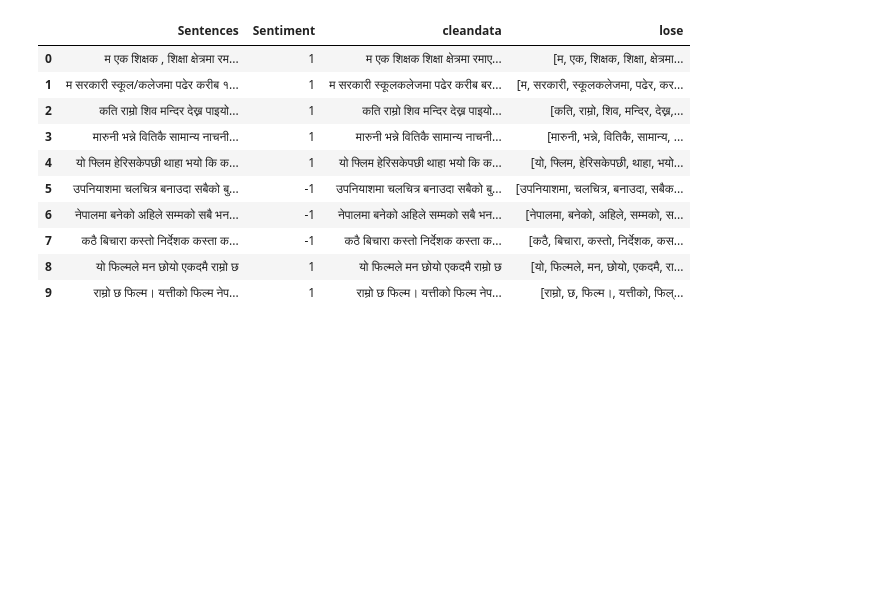
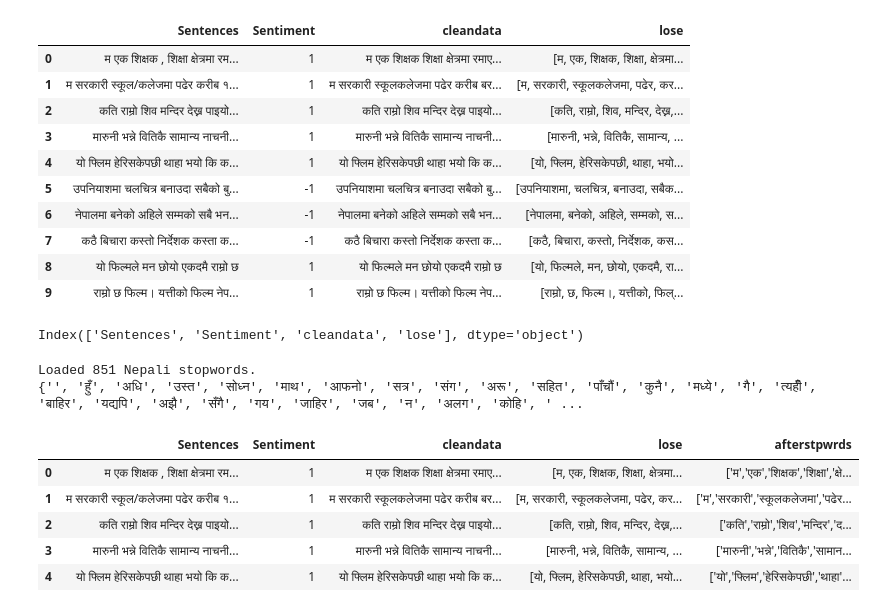
Before and after one commit to Dibay-Prakash/Nepali-sentiment-analysis, a Jupyter notebook: preprocessing.ipynb, the cells around one changed output. Drawn from its saved outputs; the diff is of its cells as text; code cells hidden in the pictures; blank space fills up the shorter version.

```diff
--- a/preprocessing.ipynb
+++ b/preprocessing.ipynb
@@ -176,3 +176,35 @@ data.head(10)
 | 7 | कठै बिचारा कस्तो निर्देशक कस्ता क... | -1 | कठै बिचारा कस्तो निर्देशक कस्ता क... | [कठै, बिचारा, कस्तो, निर्देशक, कस... |
 | 8 | यो फिल्मले मन छोयो एकदमै राम्रो छ | 1 | यो फिल्मले मन छोयो एकदमै राम्रो छ | [यो, फिल्मले, मन, छोयो, एकदमै, रा... |
 | 9 | राम्रो छ फिल्म। यत्तीको फिल्म नेप... | 1 | राम्रो छ फिल्म। यत्तीको फिल्म नेप... | [राम्रो, छ, फिल्म।, यत्तीको, फिल्... |
+# %%
+data.columns
+# %% [output]
+Index(['Sentences', 'Sentiment', 'cleandata', 'lose'], dtype='object')
+# %%
+# Define the path to your stopwords text file
+stopwords_file_path = "stopwords.txt"
+
+# Load the stopwords into a list or set
+with open(stopwords_file_path, 'r', encoding='utf-8') as file:
+    nepali_stopwords = {line.strip() for line in file}
+
+# Check the stopwords
+print(f"Loaded {len(nepali_stopwords)} Nepali stopwords.")
+print(nepali_stopwords)
+# %% [output]
+Loaded 851 Nepali stopwords.
+{'', 'हुँ', 'अधि', 'उस्त', 'सोध्न', 'माथ', 'आफनो', 'सत्र', 'संग', 'अरू', 'सहित', 'पाँचौं', 'कुनै', 'मध्ये', 'गै', 'त्यहीँ', 'बाहिर', 'यद्यपि', 'अझै', 'सँगै', 'गय', 'जाहिर', 'जब', 'न', 'अलग', 'कोहि', ' ...
+# %%
+def remove_stopwords(x):
+    return ''.join([word for word in str(x).split() if word not in stopwords])
+data['afterstpwrds']= data['lose']. apply(lambda x :remove_stopwords(x))# for each row in the tokens column
+#lambda function is called with x being the value of that row.
+#The result of the lambda function (which is the value returned by remove_stopwords(x)) is assigned to the new column title3.
+data.head(5)
+# %% [output]
+|  | Sentences | Sentiment | cleandata | lose | afterstpwrds |
+| 0 | म एक शिक्षक , शिक्षा क्षेत्रमा रम... | 1 | म एक शिक्षक शिक्षा क्षेत्रमा रमाए... | [म, एक, शिक्षक, शिक्षा, क्षेत्रमा... | ['म','एक','शिक्षक','शिक्षा','क्षे... |
+| 1 | म सरकारी स्कूल/कलेजमा पढेर करीब १... | 1 | म सरकारी स्कूलकलेजमा पढेर करीब बर... | [म, सरकारी, स्कूलकलेजमा, पढेर, कर... | ['म','सरकारी','स्कूलकलेजमा','पढेर... |
+| 2 | कति राम्रो शिव मन्दिर देख्न पाइयो... | 1 | कति राम्रो शिव मन्दिर देख्न पाइयो... | [कति, राम्रो, शिव, मन्दिर, देख्न,... | ['कति','राम्रो','शिव','मन्दिर','द... |
+| 3 | मारुनी भन्ने वितिकै सामान्य नाचनी... | 1 | मारुनी भन्ने वितिकै सामान्य नाचनी... | [मारुनी, भन्ने, वितिकै, सामान्य, ... | ['मारुनी','भन्ने','वितिकै','सामान... |
+| 4 | यो फ्लिम हेरिसकेपछी थाहा भयो कि क... | 1 | यो फ्लिम हेरिसकेपछी थाहा भयो कि क... | [यो, फ्लिम, हेरिसकेपछी, थाहा, भयो... | ['यो','फ्लिम','हेरिसकेपछी','थाहा'... |
```
Also changed, not shown: parts of 8 cells of this notebook.
